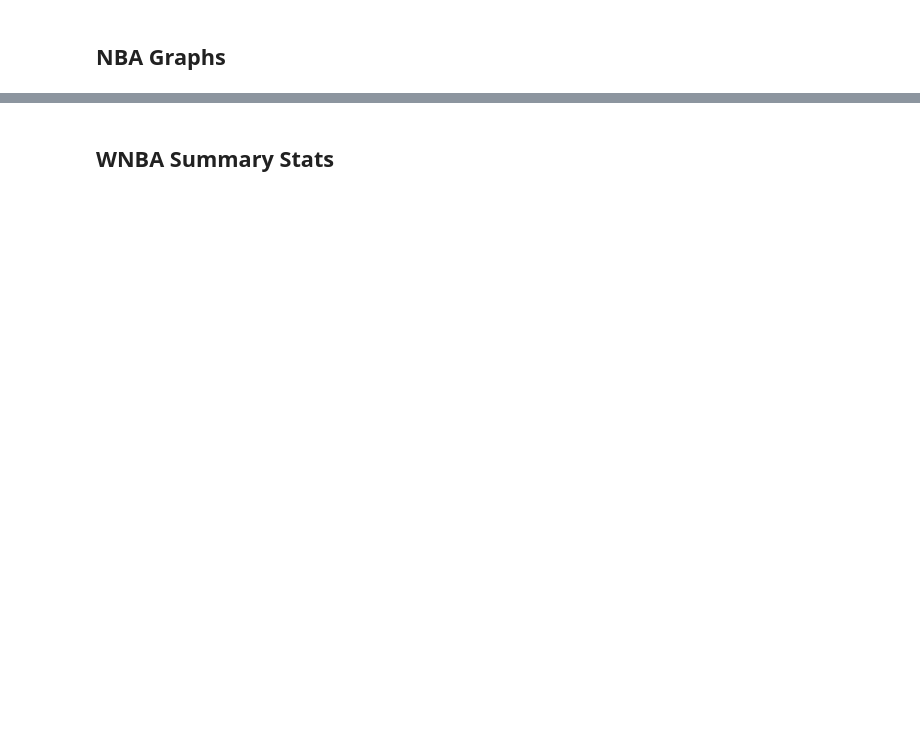
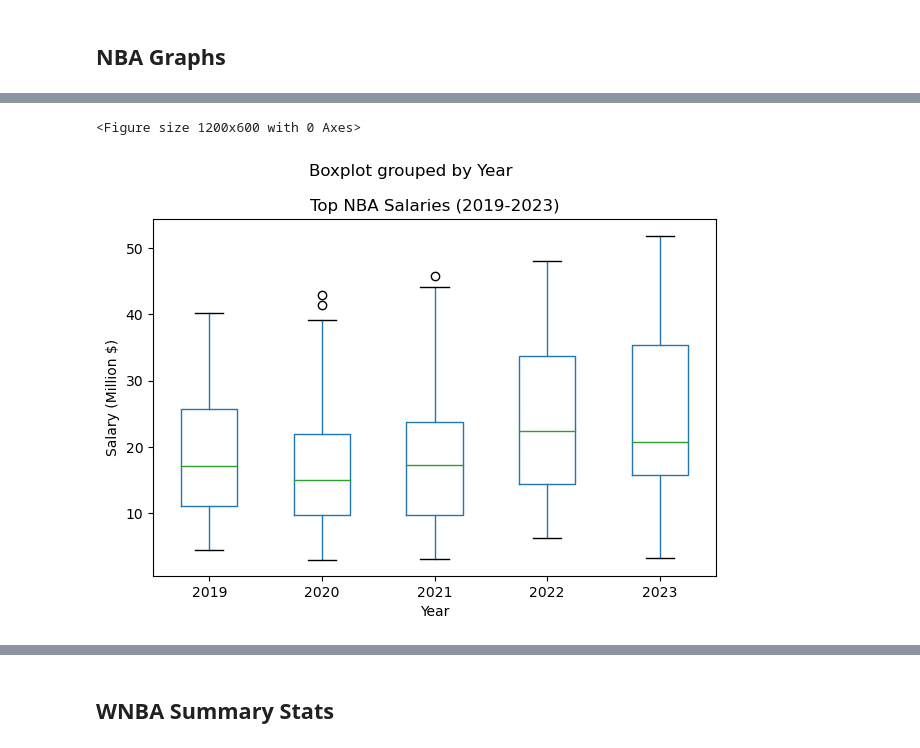
Before and after one commit to Hensonkk/NBA-VS-WNBA, a Jupyter notebook: NBA_WNBA_Analysis.ipynb, the cells around one changed output, grey strips where cells are left out. Drawn from its saved outputs; the diff is of its cells as text; code cells hidden in the pictures; blank space fills up the shorter version.

Commit message:
Added some comments to code and modified some graphs

```diff
--- a/NBA_WNBA_Analysis.ipynb
+++ b/NBA_WNBA_Analysis.ipynb
@@ -89,13 +226,17 @@ nba_salaries
 # %%
-
+# Create box plot to display salary trends in 5 different years
 plt.figure(figsize=(12,6))
 nba_salaries.boxplot(by ='Year', column=['Salary'], grid = False)
+plt.title("Top NBA Salaries (2019-2023)")
 plt.ylabel("Salary (Million $)")
-
 plt.ticklabel_format(style='plain', useOffset=False, axis='y')
+plt.tight_layout()
 
 plt.savefig("graph_outputs/NBA_Salary_2019_2023.png")
 plt.show()
+# %% [output]
+<Figure size 1200x600 with 0 Axes>
+[figure, added]
 # %%
 plt.figure(figsize=(12,6))
 nba_salaries.boxplot(by ='Team', column=['Salary'], grid = False)
```
Also changed, not shown: parts of 55 cells of this notebook, 3 other files.
